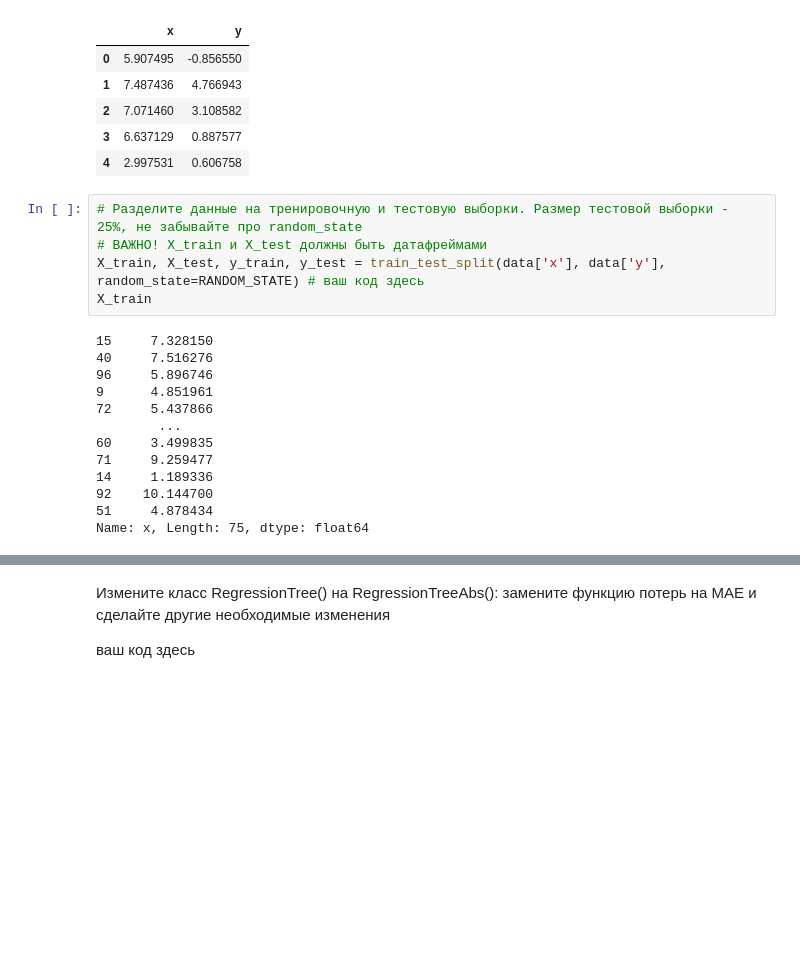
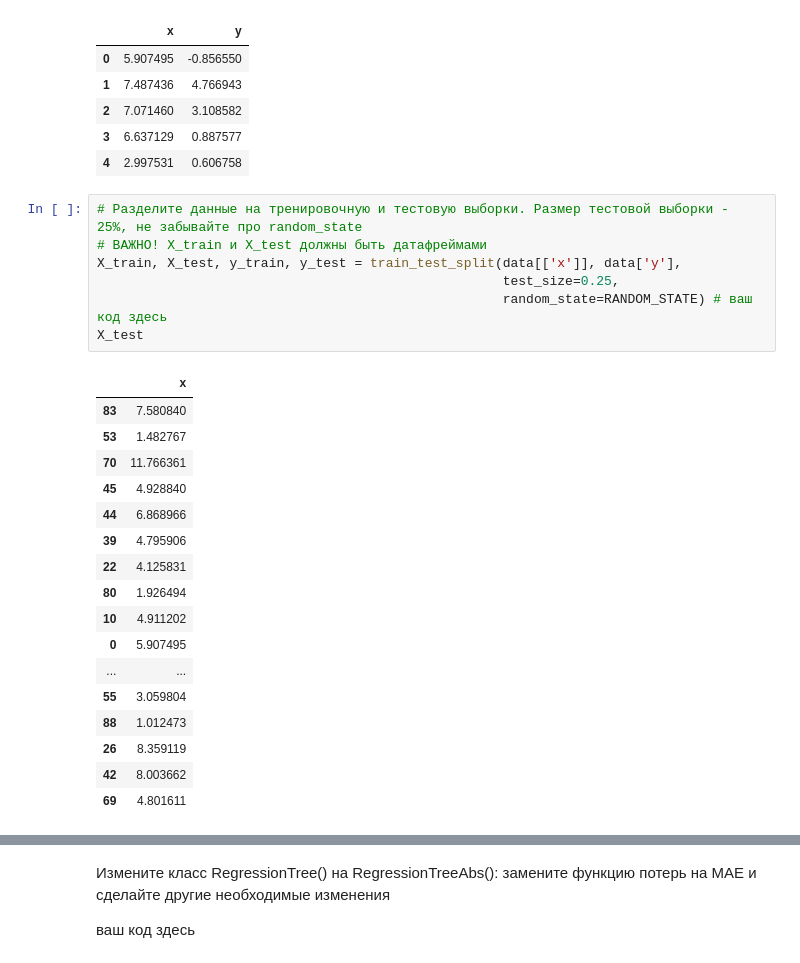
Before and after one commit to alexmtb/ods_classic_ml, a Jupyter notebook: 4_Деревья. Их построение. Версия для студентов (с пропусками).ipynb, the cells around one changed output, grey strips where cells are left out. Cells and saved outputs as stored; diff of their text form; blank space fills up the shorter version.

```diff
--- a/4_Деревья. Их построение. Версия для студентов (с пропусками).ipynb
+++ b/4_Деревья. Их построение. Версия для студентов (с пропусками).ipynb
@@ -673,20 +673,27 @@ data.head()
 # %%
 # Разделите данные на тренировочную и тестовую выборки. Размер тестовой выборки - 25%, не забывайте про random_state
 # ВАЖНО! X_train и X_test должны быть датафреймами
-X_train, X_test, y_train, y_test = train_test_split(data['x'], data['y'], random_state=RANDOM_STATE) # ваш код здесь
-X_train
+X_train, X_test, y_train, y_test = train_test_split(data[['x']], data['y'],
+                                                    test_size=0.25,
+                                                    random_state=RANDOM_STATE) # ваш код здесь
+X_test
 # %% [output]
-15     7.328150
-40     7.516276
-96     5.896746
-9      4.851961
-72     5.437866
-        ...
-60     3.499835
-71     9.259477
-14     1.189336
-92    10.144700
-51     4.878434
-Name: x, Length: 75, dtype: float64
+|  | x |
+| 83 | 7.580840 |
+| 53 | 1.482767 |
+| 70 | 11.766361 |
+| 45 | 4.928840 |
+| 44 | 6.868966 |
+| 39 | 4.795906 |
+| 22 | 4.125831 |
+| 80 | 1.926494 |
+| 10 | 4.911202 |
+| 0 | 5.907495 |
+| ... | ... |
+| 55 | 3.059804 |
+| 88 | 1.012473 |
+| 26 | 8.359119 |
+| 42 | 8.003662 |
+| 69 | 4.801611 |
 # %%
 # Создайте дерево с max_depth=4, обучите его, выполните обрезку, а затем предскажите на тестовой выборке. Выведите RMSE и MAE
```
Also changed, not shown: parts of 12 cells of this notebook.
